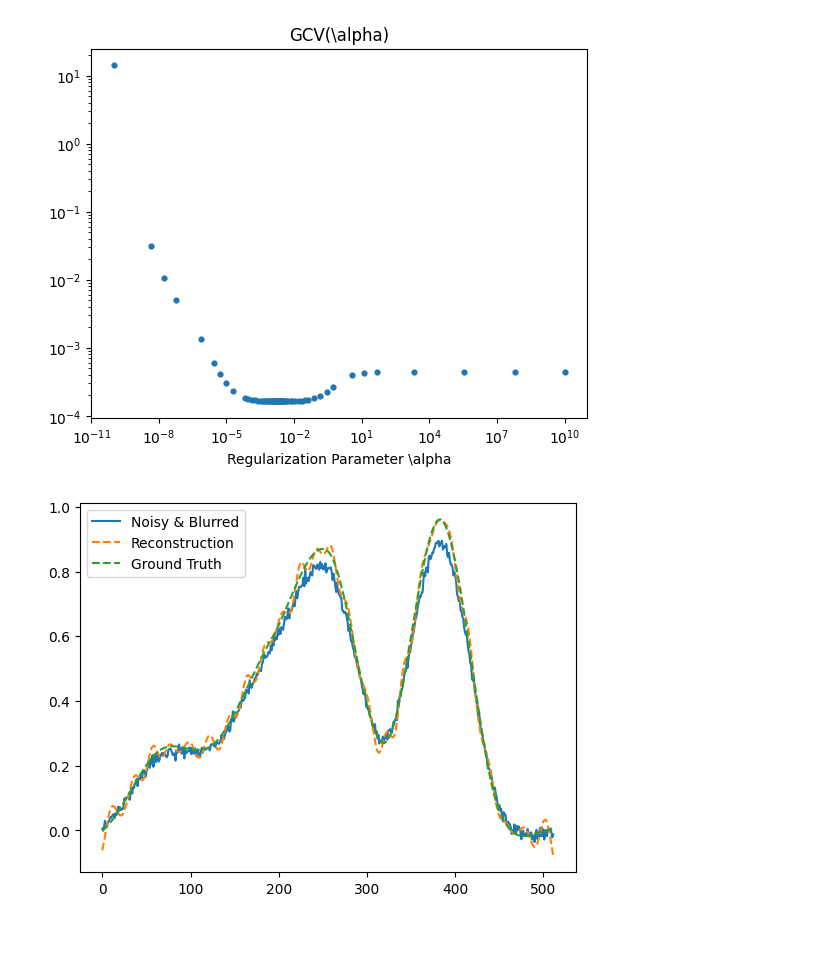
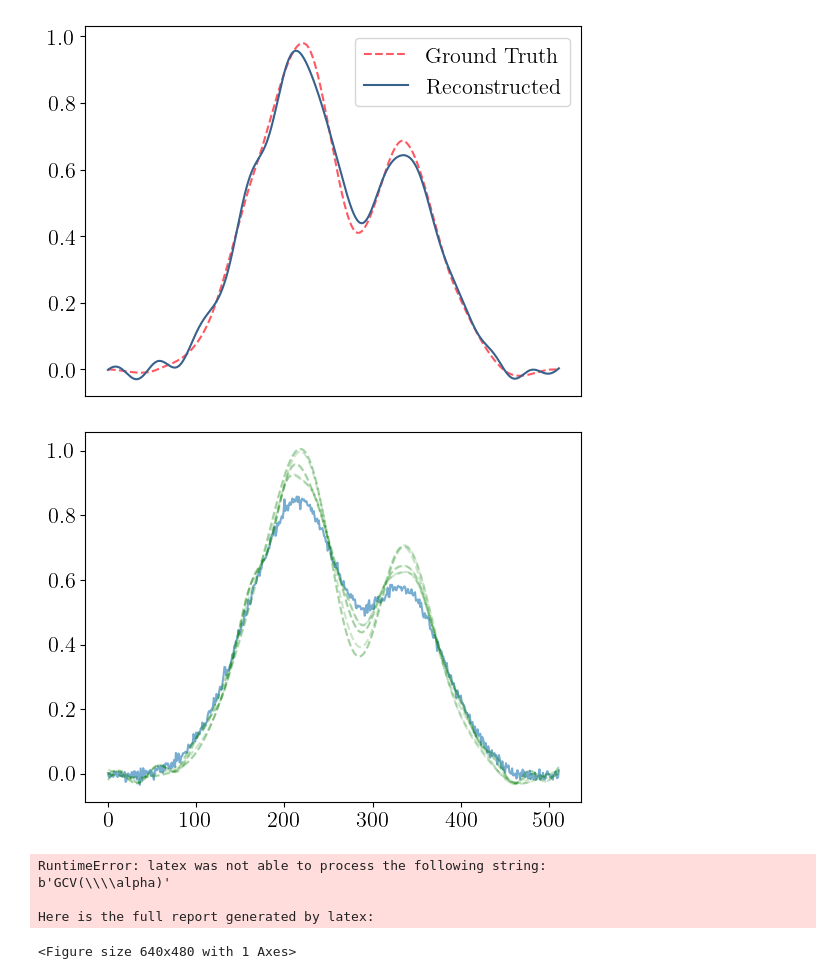
Before and after one commit to tpasfieldERAU/REU_Deblur, a Jupyter notebook: test_notebooks/presentation_graphics.ipynb, the cells around one changed output. Cells and saved outputs as stored; diff of their text form; code cells hidden in the pictures; blank space fills up the shorter version.

```diff
--- a/test_notebooks/presentation_graphics.ipynb
+++ b/test_notebooks/presentation_graphics.ipynb
@@ -114,7 +96,7 @@ for i in range(512):
     else:
         calib_x.append(1.)
 calib_x = np.asarray(calib_x).reshape(len(calib_x), 1)
-calib_A = kernel(calib_x.shape[0], 9)
+calib_A = kernel(calib_x.shape[0], 24)
 calib_blurred = blur(calib_x, calib_A, True, 0.01)
 
 plt.plot(calib_x[100:400], '--')
@@ -175,7 +157,7 @@ def use_erf(a, le):
     return y
 
 def find_mse(orig, new):
-    return mean(abs(a - b) for a, b in zip(orig, new))
+    return mean((a - b)*(a - b) for a, b in zip(orig, new))
 # %%
 cropped_x = calib_blurred[150:512-150]
 cropped_x = cropped_x.transpose()
@@ -209,8 +195,9 @@ print(sum(diff_calib_x))
 # %%
 A = generateBlurMatrix(len(calib_x), diff_calib_x)
+tester = smooth
 # %%
-test = blur(np.array(smooth).reshape((512, 1)), calib_A, True, 0.01)
-plt.plot(smooth)
+test = blur(np.array(tester).reshape((512, 1)), calib_A, True, 0.01)
+plt.plot(tester)
 plt.plot(test)
 plt.show()
 # %% [output]
@@ -221,12 +205,13 @@ from GCV import *
 # %%
-toggleDebug(1)
-reconstructed, gcv = run_gcv(A, test, tkv_regularize, 12)
+toggleDebug(-1)
+reconstructed, gcv = run_gcv(A, test, tkv_regularize, 4)
 
-plt.plot(test)
-plt.plot(reconstructed, '--')
-plt.plot(smooth, '--')
-plt.legend(["Noisy & Blurred", "Reconstruction", "Ground Truth"])
-plt.show()
+#plt.plot(test)
+plt.plot(tester, '--', color=(1, 89/255, 100/255))
+plt.plot(reconstructed, color=(56/255, 97/255, 140/255))
+plt.legend(["Ground Truth", "Reconstructed"])
+plt.tick_params(left = True, right = False , labelleft = True ,
+                labelbottom = False, bottom = False)
+plt.savefig('./figures/TKV.png', dpi=300, transparent=True)
 # %% [output]
-[figure, old version]
+[figure, new version]
-[figure, removed]
@@ -232,0 +234,7 @@ plt.show()
+# %%
+plt.plot(test, alpha=0.6)
+for p in plots:
+    plt.plot(p, 'g--', alpha=0.2)
+plt.show()
+# %% [output]
+[figure, added]
@@ -232,0 +247,9 @@ plt.show()
+# %%
+toggleDebug(1)
+reconstructed, gcv = run_gcv(A, tv_test, tv_regularize, 3)
+# %% [output]
+RuntimeError: latex was not able to process the following string:
+b'GCV(\\\\alpha)'
+
+Here is the full report generated by latex:
+<Figure size 640x480 with 1 Axes>
```
Also changed, not shown: parts of 21 cells of this notebook, 1 other file.
